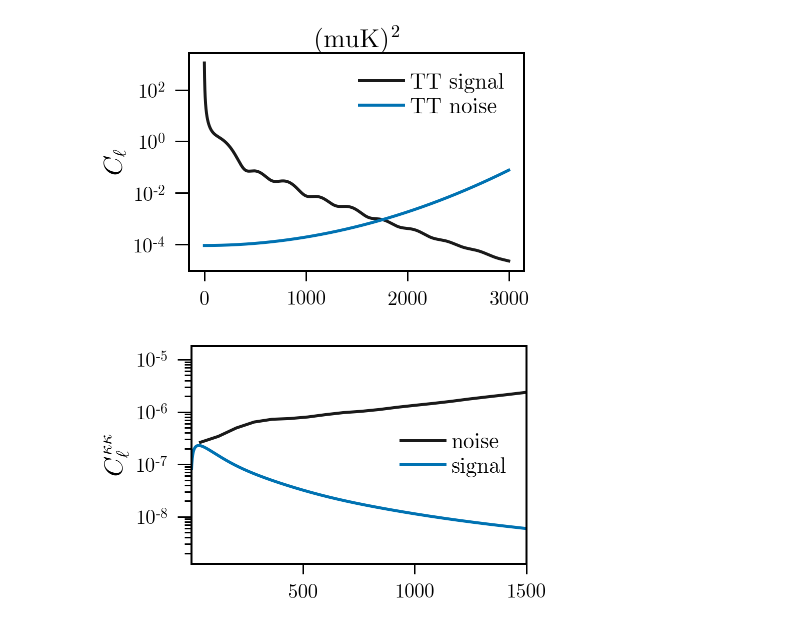
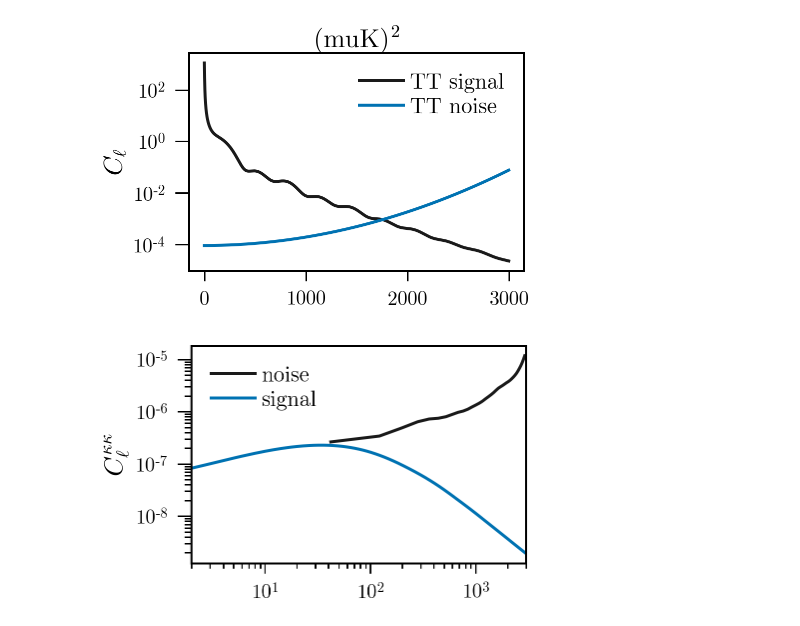
Before and after one commit to xzackli/fishchips-public, a Jupyter notebook: notebooks/Orphics Lensing.ipynb, the cells around one changed output. Saved outputs shown, nothing was run; the diff lists cells and outputs as text; code cells hidden in the pictures.

```diff
--- a/notebooks/Orphics Lensing.ipynb
+++ b/notebooks/Orphics Lensing.ipynb
@@ -77,11 +77,12 @@ ls,nlkks,theory_,qest = lensing.lensing_noise(
 # %%
 import matplotlib.pyplot as plt
 plt.plot(ls, nlkks['mv'], label='noise')
 plt.plot(ells, clkk, label='signal')
 plt.yscale('log')
+plt.xscale('log')
 plt.legend()
 # plt.ylim(5e-9,5e-4)
-plt.xlim(2,1500)
+plt.xlim(2,3000)
 plt.ylabel('$C_{\ell}^{\kappa\kappa}$');
 # %% [output]
-[figure, old version]
+[figure, new version]
```
Also changed, not shown: 6 other files.
